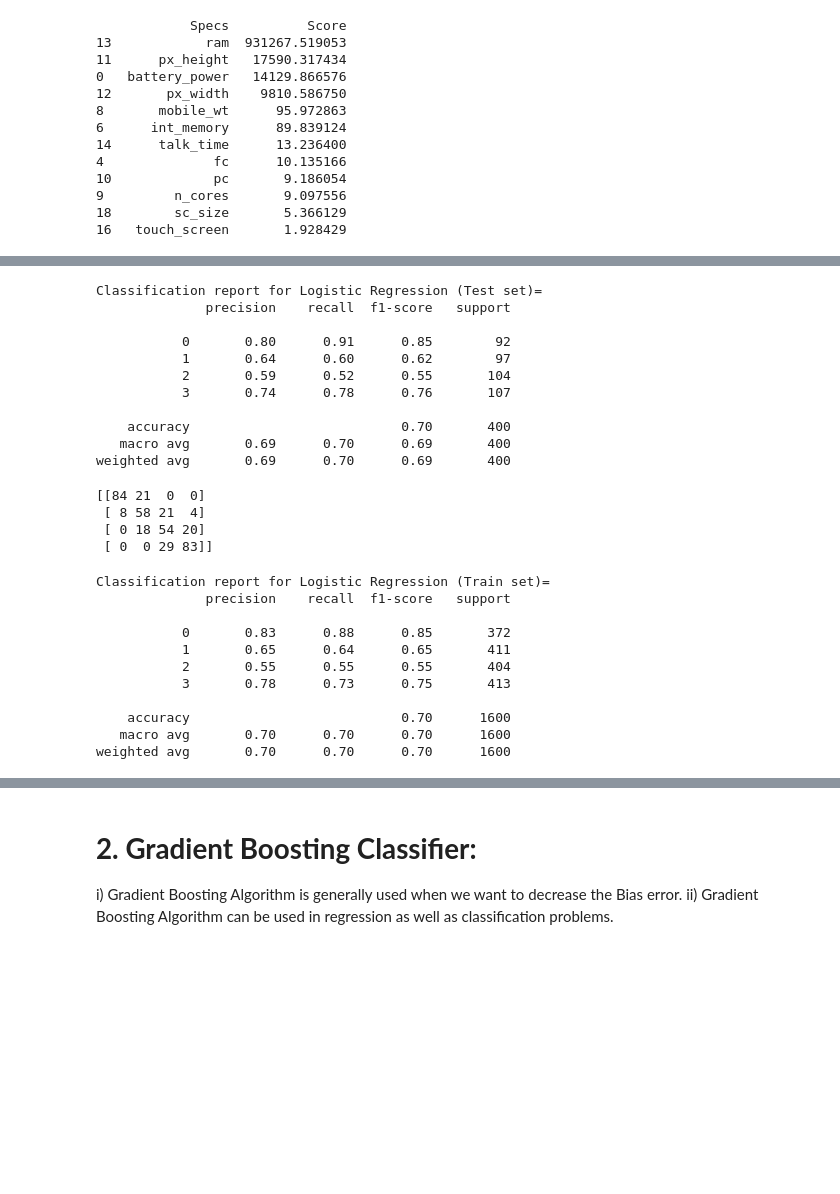
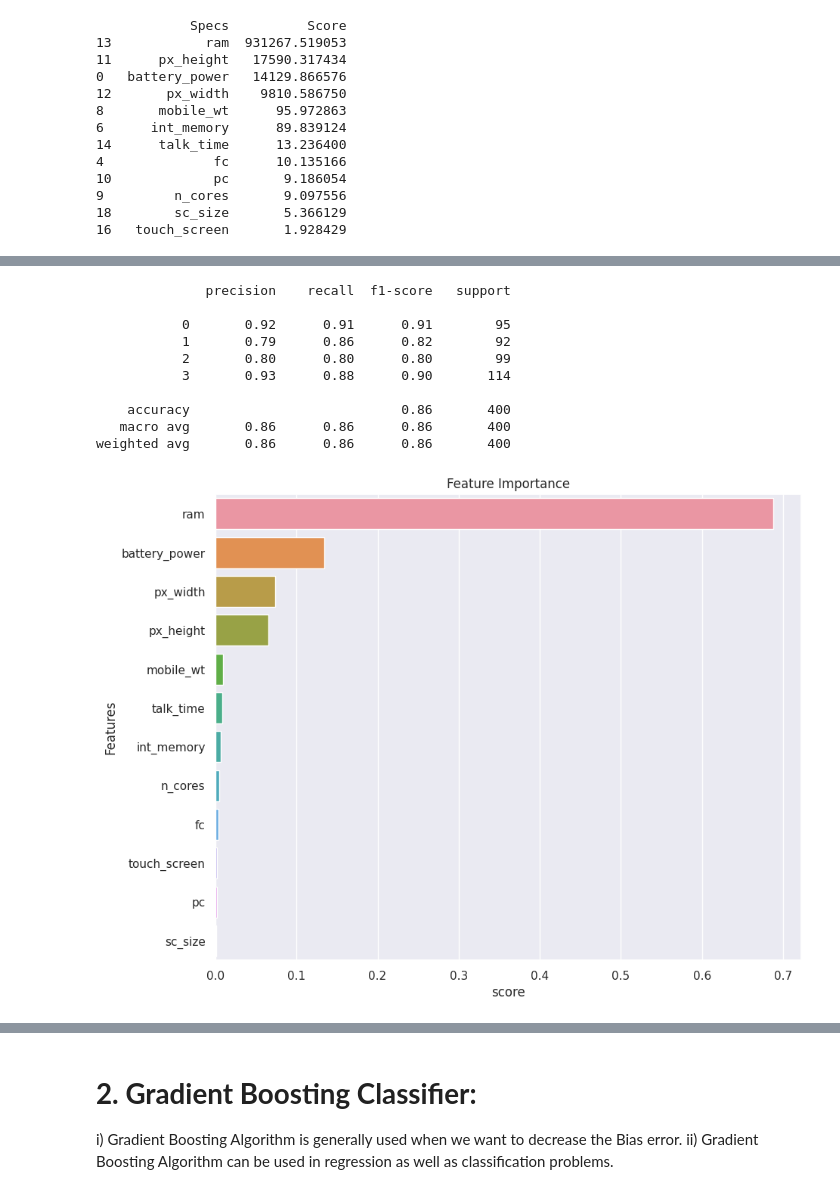
Before and after one commit to nagpureyogesh/Capstone-3, a Jupyter notebook: Mobile_price_range_Prediction.ipynb, the cells around one changed output, grey strips where cells are left out. Drawn from its saved outputs; the diff is of its cells as text; code cells hidden in the pictures; blank space fills up the shorter version.

```diff
--- a/Mobile_price_range_Prediction.ipynb
+++ b/Mobile_price_range_Prediction.ipynb
@@ -423,0 +488,11 @@ y_pred_train_1= log_reg.predict(X_train)
+# %%
+# paramter grid values for hyperparameter tunning.
+grid_values={'criterion':['gini','entropy'],
+             'max_depth':[2,3,4,5,6,9,10,11,12,13,14,15],
+             'splitter':['best','random'],
+             'min_samples_split':[3,5,10],
+             'max_features':['auto','sqrt','log2',None]}
+# %%
+# applying GridSearchCv and fitting the model with it.
+dtc_tune=GridSearchCV(dtc_,param_grid=grid_values,cv=5,scoring='accuracy',verbose=3)
+dtc_tune.fit(X_train,y_train)   # model fitting.
@@ -423,0 +540,5 @@ y_pred_train_1= log_reg.predict(X_train)
+# %%
+# using best parameters and training the the data.
+dtc_optimal=DecisionTreeClassifier(criterion='entropy', max_depth=9, min_samples_split=10,
+                       random_state=0)
+dtc_optimal.fit(X_train,y_train)
@@ -424,15 +588,14 @@ y_pred_train_1= log_reg.predict(X_train)
 # %%
-print('Classification report for Logistic Regression (Test set)= ')
-print(classification_report(y_pred_test_1, y_test))
+# printing classification report for test set.
+print(classification_report(y_test,y_pred))
 # %% [output]
-Classification report for Logistic Regression (Test set)=
               precision    recall  f1-score   support
 
-           0       0.80      0.91      0.85        92
-           1       0.64      0.60      0.62        97
-           2       0.59      0.52      0.55       104
-           3       0.74      0.78      0.76       107
+           0       0.92      0.91      0.91        95
+           1       0.79      0.86      0.82        92
+           2       0.80      0.80      0.80        99
+           3       0.93      0.88      0.90       114
 
-    accuracy                           0.70       400
-   macro avg       0.69      0.70      0.69       400
-weighted avg       0.69      0.70      0.69       400
+    accuracy                           0.86       400
+   macro avg       0.86      0.86      0.86       400
+weighted avg       0.86      0.86      0.86       400
@@ -441,22 +602,17 @@ cf_matrix = confusion_matrix(y_test, y_pred_test_1)
-# %%
-print(cf_matrix)
-# %% [output]
-[[84 21  0  0]
- [ 8 58 21  4]
- [ 0 18 54 20]
- [ 0  0 29 83]]
-# %%
-print('Classification report for Logistic Regression (Train set)= ')
-print( classification_report(y_pred_train_1, y_train))
-# %% [output]
-Classification report for Logistic Regression (Train set)=
-              precision    recall  f1-score   support
-
-           0       0.83      0.88      0.85       372
-           1       0.65      0.64      0.65       411
-           2       0.55      0.55      0.55       404
-           3       0.78      0.73      0.75       413
-
-    accuracy                           0.70      1600
-   macro avg       0.70      0.70      0.70      1600
-weighted avg       0.70      0.70      0.70      1600
+# %%
+# creating a function for plotting the feature importances.
+def plot_feature_importance(algo):
+  ''' Takes the alogorithm as input and
+  plots the feature importance graph'''
+
+  # get importance
+  importance = algo.feature_importances_
+  feat_importance=pd.DataFrame({'Features':X.columns,'score':importance}).sort_values(by='score',ascending=False)
+  plt.figure(figsize=(10,8))
+  sns.barplot(x=feat_importance['score'],y=feat_importance['Features'])
+  plt.title('Feature Importance')
+# %%
+#plotting feature importances
+plot_feature_importance(dtc_optimal)
+# %% [output]
+[figure, added]
```
Also changed, not shown: parts of 87 cells of this notebook.
